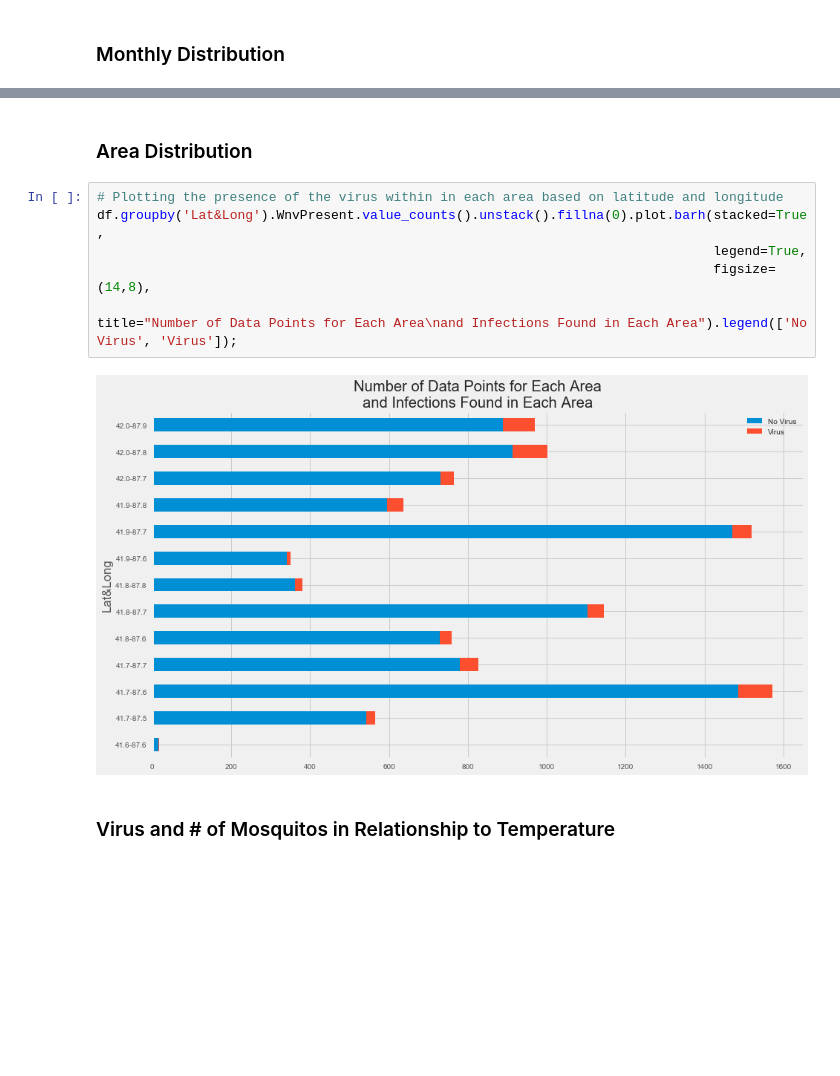
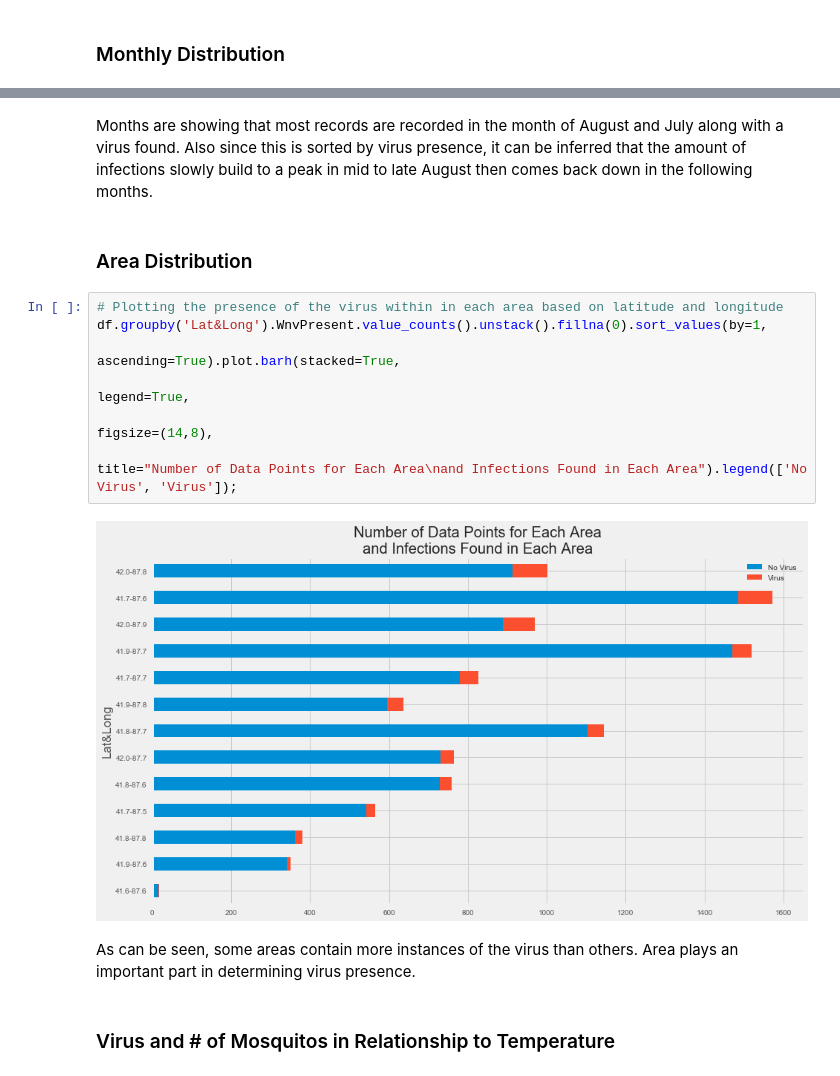
Before and after one commit to marcosan93/West-Nile-Virus-Kaggle, a Jupyter notebook: West-Nile-Data/Data-Exploration-Visualization.ipynb, the cells around one changed output, grey strips where cells are left out. Drawn from its saved outputs; the diff is of its cells as text; blank space fills up the shorter version.

```diff
--- a/West-Nile-Data/Data-Exploration-Visualization.ipynb
+++ b/West-Nile-Data/Data-Exploration-Visualization.ipynb
@@ -181,13 +196,18 @@ df.groupby('Month').WnvPresent.value_counts().unstack().fillna(0).plot.barh(stac
+# %% [markdown]
+Months are showing that most records are recorded in the month of August and July along with a virus found.  Also since this is sorted by virus presence, it can be inferred that the amount of infections slowly build to a peak in mid to late August then comes back down in the following months.
 # %% [markdown]
 ### Area Distribution
 # %%
 # Plotting the presence of the virus within in each area based on latitude and longitude
-df.groupby('Lat&Long').WnvPresent.value_counts().unstack().fillna(0).plot.barh(stacked=True,
-                                                                               legend=True,
-                                                                               figsize=(14,8),
-                                                                               title="Number of Data Points for Each Area\nand Infections Found in Each Area").legend(['No Virus', 'Virus']);
+df.groupby('Lat&Long').WnvPresent.value_counts().unstack().fillna(0).sort_values(by=1,
+                                                                                 ascending=True).plot.barh(stacked=True,
+                                                                                                            legend=True,
+                                                                                                            figsize=(14,8),
+                                                                                                            title="Number of Data Points for Each Area\nand Infections Found in Each Area").legend(['No Virus', 'Virus']);
 # %% [output]
-[figure, old version]
+[figure, new version]
+# %% [markdown]
+As can be seen, some areas contain more instances of the virus than others.  Area plays an important part in determining virus presence.
 # %% [markdown]
 ### Virus and # of Mosquitos in Relationship to Temperature
 # %%
```
Also changed, not shown: parts of 10 cells of this notebook, 2 other files.
